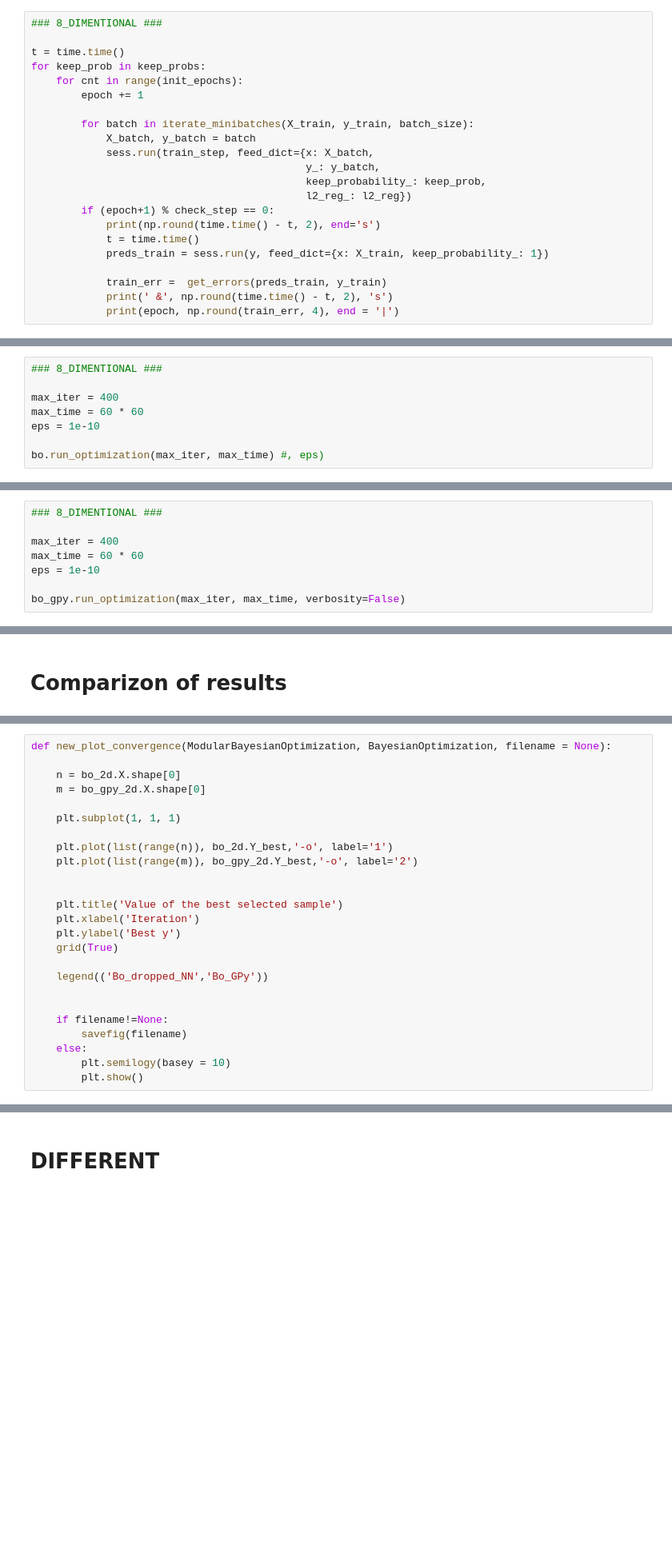
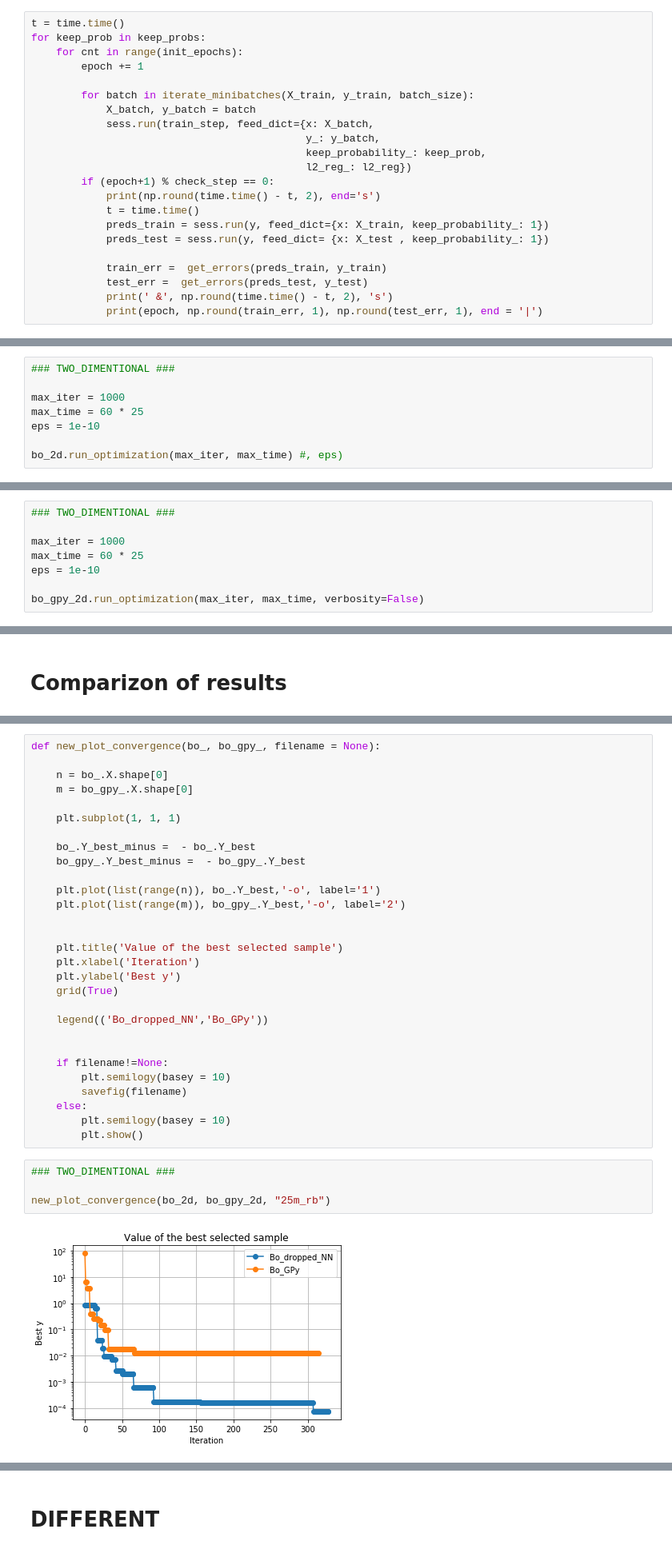
Before and after one commit to lisovrv/IITP, a Jupyter notebook: BO_using_droppedout_NN.ipynb, the cells around one changed output, grey strips where cells are left out. Shown: that part at 80% size. Drawn from its saved outputs; the diff is of its cells as text; blank space fills up the shorter version.

```diff
--- a/BO_using_droppedout_NN.ipynb
+++ b/BO_using_droppedout_NN.ipynb
@@ -339,6 +423,4 @@ T = 25
 # %%
-### 8_DIMENTIONAL ###
-
 t = time.time()
 for keep_prob in keep_probs:
     for cnt in range(init_epochs):
@@ -354,8 +436,10 @@ for keep_prob in keep_probs:
             print(np.round(time.time() - t, 2), end='s')
             t = time.time()
             preds_train = sess.run(y, feed_dict={x: X_train, keep_probability_: 1})
+            preds_test = sess.run(y, feed_dict= {x: X_test , keep_probability_: 1})
 
             train_err =  get_errors(preds_train, y_train)
+            test_err =  get_errors(preds_test, y_test)
             print(' &', np.round(time.time() - t, 2), 's')
-            print(epoch, np.round(train_err, 4), end = '|')
+            print(epoch, np.round(train_err, 1), np.round(test_err, 1), end = '|')
 # %% [output]
@@ -516,10 +636,10 @@ evaluator = GPyOpt.core.evaluators.Sequential(acquisition)
 
 bo_2d = GPyOpt.methods.ModularBayesianOptimization(model, space, objective, acquisition, evaluator, initial_design)
 # %%
-### 8_DIMENTIONAL ###
+### TWO_DIMENTIONAL ###
 
-max_iter = 400
-max_time = 60 * 60
+max_iter = 1000
+max_time = 60 * 25
 eps = 1e-10
 
-bo.run_optimization(max_iter, max_time) #, eps)
+bo_2d.run_optimization(max_iter, max_time) #, eps)
@@ -564,10 +658,10 @@ bo_gpy_2d = GPyOpt.methods.BayesianOptimization(func.f,
                                               normalize_Y = True,
                                               acquisition_weight = 2)
 # %%
-### 8_DIMENTIONAL ###
+### TWO_DIMENTIONAL ###
 
-max_iter = 400
-max_time = 60 * 60
+max_iter = 1000
+max_time = 60 * 25
 eps = 1e-10
 
-bo_gpy.run_optimization(max_iter, max_time, verbosity=False)
+bo_gpy_2d.run_optimization(max_iter, max_time, verbosity=False)
@@ -600,13 +683,16 @@ BO__GPyOpt:  x_min =  [0.95 0.91] f_min =  0.00234
 # %%
-def new_plot_convergence(ModularBayesianOptimization, BayesianOptimization, filename = None):
+def new_plot_convergence(bo_, bo_gpy_, filename = None):
 
-    n = bo_2d.X.shape[0]
-    m = bo_gpy_2d.X.shape[0]
+    n = bo_.X.shape[0]
+    m = bo_gpy_.X.shape[0]
 
     plt.subplot(1, 1, 1)
 
-    plt.plot(list(range(n)), bo_2d.Y_best,'-o', label='1')
-    plt.plot(list(range(m)), bo_gpy_2d.Y_best,'-o', label='2')
+    bo_.Y_best_minus =  - bo_.Y_best
+    bo_gpy_.Y_best_minus =  - bo_gpy_.Y_best
+
+    plt.plot(list(range(n)), bo_.Y_best,'-o', label='1')
+    plt.plot(list(range(m)), bo_gpy_.Y_best,'-o', label='2')
 
 
     plt.title('Value of the best selected sample')
@@ -618,10 +704,17 @@ def new_plot_convergence(ModularBayesianOptimization, BayesianOptimization, file
 
 
     if filename!=None:
+        plt.semilogy(basey = 10)
         savefig(filename)
     else:
         plt.semilogy(basey = 10)
         plt.show()
+# %%
+### TWO_DIMENTIONAL ###
+
+new_plot_convergence(bo_2d, bo_gpy_2d, "25m_rb")
+# %% [output]
+[figure, added]
 # %%
 ### 8_DIMENTIONAL ###
 
```
Also changed, not shown: parts of 40 cells of this notebook.
